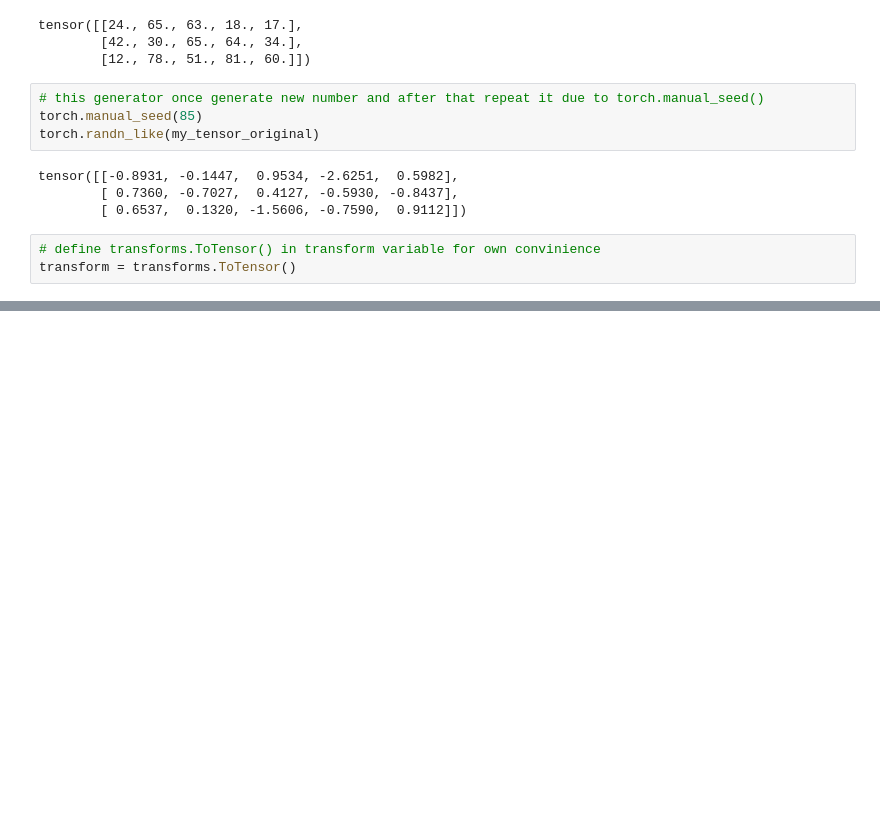
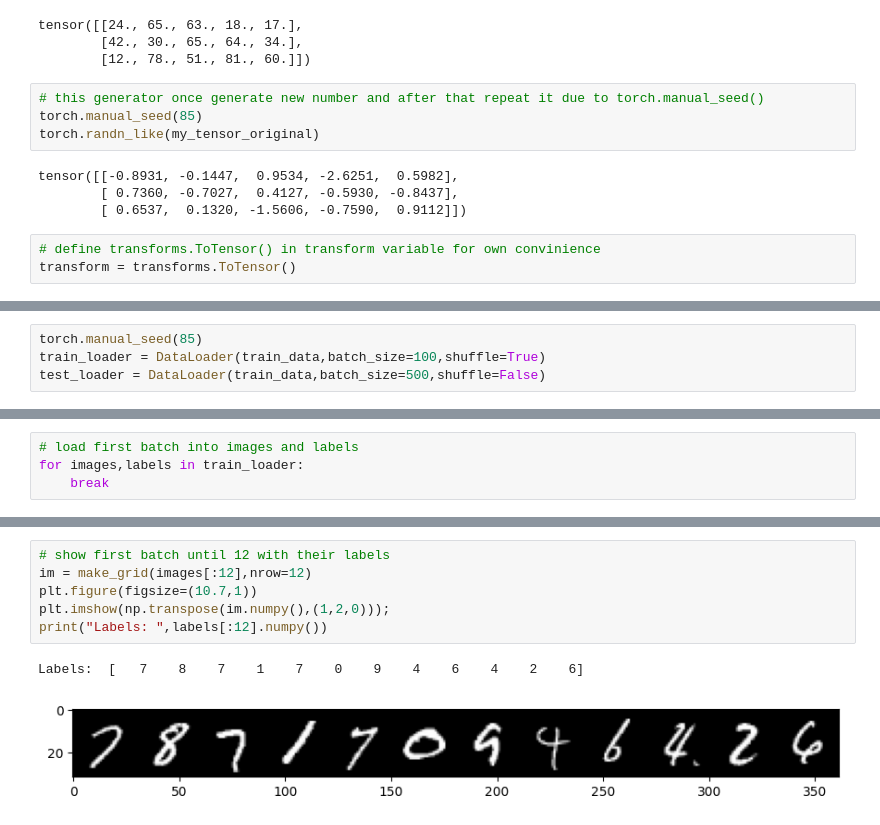
Before and after one commit to YasinRezvani/Python_Learning_Practice_Notebooks, a Jupyter notebook: Exercise Notebooks/Playing_With_Pytorch_Library.ipynb, the cells around one changed output, grey strips where cells are left out. Drawn from its saved outputs; the diff is of its cells as text; blank space fills up the shorter version.

```diff
--- a/Exercise Notebooks/Playing_With_Pytorch_Library.ipynb
+++ b/Exercise Notebooks/Playing_With_Pytorch_Library.ipynb
@@ -182,0 +247,4 @@ transform = transforms.ToTensor()
+# %%
+torch.manual_seed(85)
+train_loader = DataLoader(train_data,batch_size=100,shuffle=True)
+test_loader = DataLoader(train_data,batch_size=500,shuffle=False)
@@ -182,0 +255,4 @@ transform = transforms.ToTensor()
+# %%
+# load first batch into images and labels
+for images,labels in train_loader:
+    break
@@ -182,0 +268,9 @@ transform = transforms.ToTensor()
+# %%
+# show first batch until 12 with their labels
+im = make_grid(images[:12],nrow=12)
+plt.figure(figsize=(10.7,1))
+plt.imshow(np.transpose(im.numpy(),(1,2,0)));
+print("Labels: ",labels[:12].numpy())
+# %% [output]
+Labels:  [   7    8    7    1    7    0    9    4    6    4    2    6]
+[figure, added]
```
Also changed, not shown: parts of 13 cells of this notebook.
